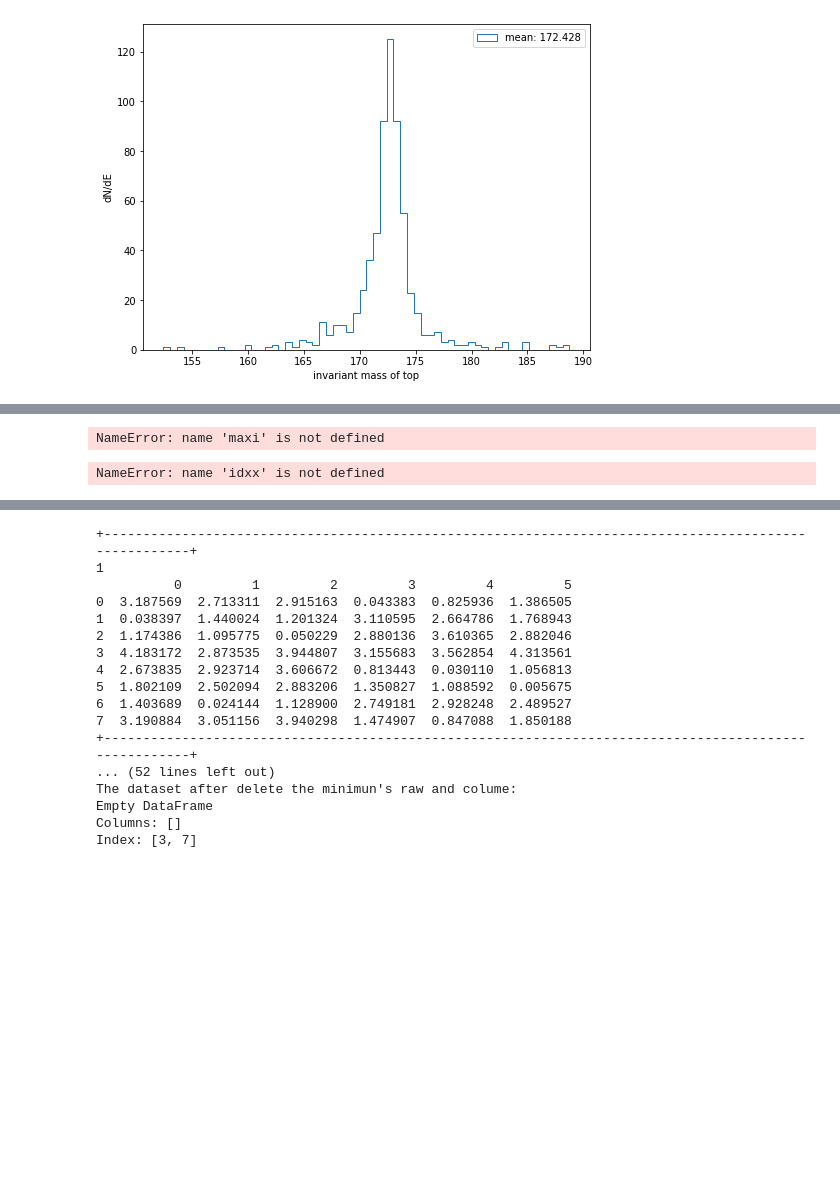
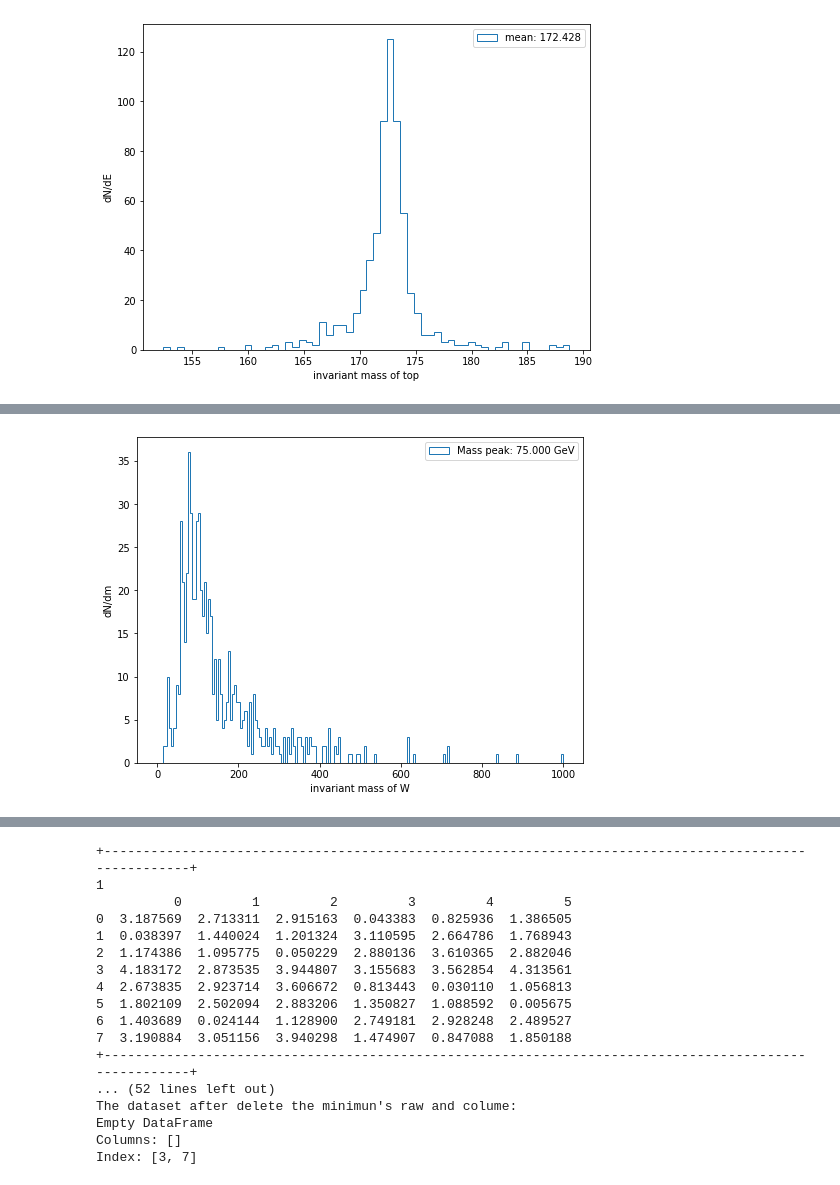
Before and after one commit to mfenton0/HEP-jet-assignment, a Jupyter notebook: analysis_script/parse_uproot_S1.ipynb, the cells around one changed output, grey strips where cells are left out. Saved outputs shown, nothing was run; the diff lists cells and outputs as text; code cells hidden in the pictures; blank space fills up the shorter version.

```diff
--- a/analysis_script/parse_uproot_S1.ipynb
+++ b/analysis_script/parse_uproot_S1.ipynb
@@ -618,9 +618,10 @@ for i in range(len(N_match_top_in_event)):
         W_minus_inv_jet.append(tmp_p)
 # %%
 plt.figure(figsize=(8,6))
-height, width = np.histogram(W_plus_inv_jet, bins=200, range=(0,1000) )maxi =  height.max()
+height, width = np.histogram(W_plus_inv_jet, bins=200, range=(0,1000) )
+maxi =  height.max()
 idxx = np.where( height == maxi )
-plt.hist(W_plus_inv_jet, bins = 200 ,histtype='stepint(idxx[0])nge=(0,1000), label='mean: {0:.3f}'.format( width[idxx] )  )
+plt.hist(W_plus_inv_jet, bins = 200 ,histtype='step', range=(0,1000), label='Mass peak: {0:.3f} GeV'.format( width[int(idxx[0])] )  )
 plt.xlabel('invariant mass of W')
 plt.ylabel('dN/dm')
 plt.legend(loc='upper right')
@@ -629,0 +630 @@ SyntaxError: invalid syntax (<ipython-input-36-9504d2e77e8a>, line 2)
+[figure, added]
@@ -632,8 +630,0 @@ height, width = np.histogram(W_plus_inv_jet, bins=200, range=(0,1000) )
-# %%
-maxi
-# %% [output]
-NameError: name 'maxi' is not defined
-# %%
-int(idxx[0])
-# %% [output]
-NameError: name 'idxx' is not defined
```
Also changed, not shown: parts of 5 cells of this notebook.
